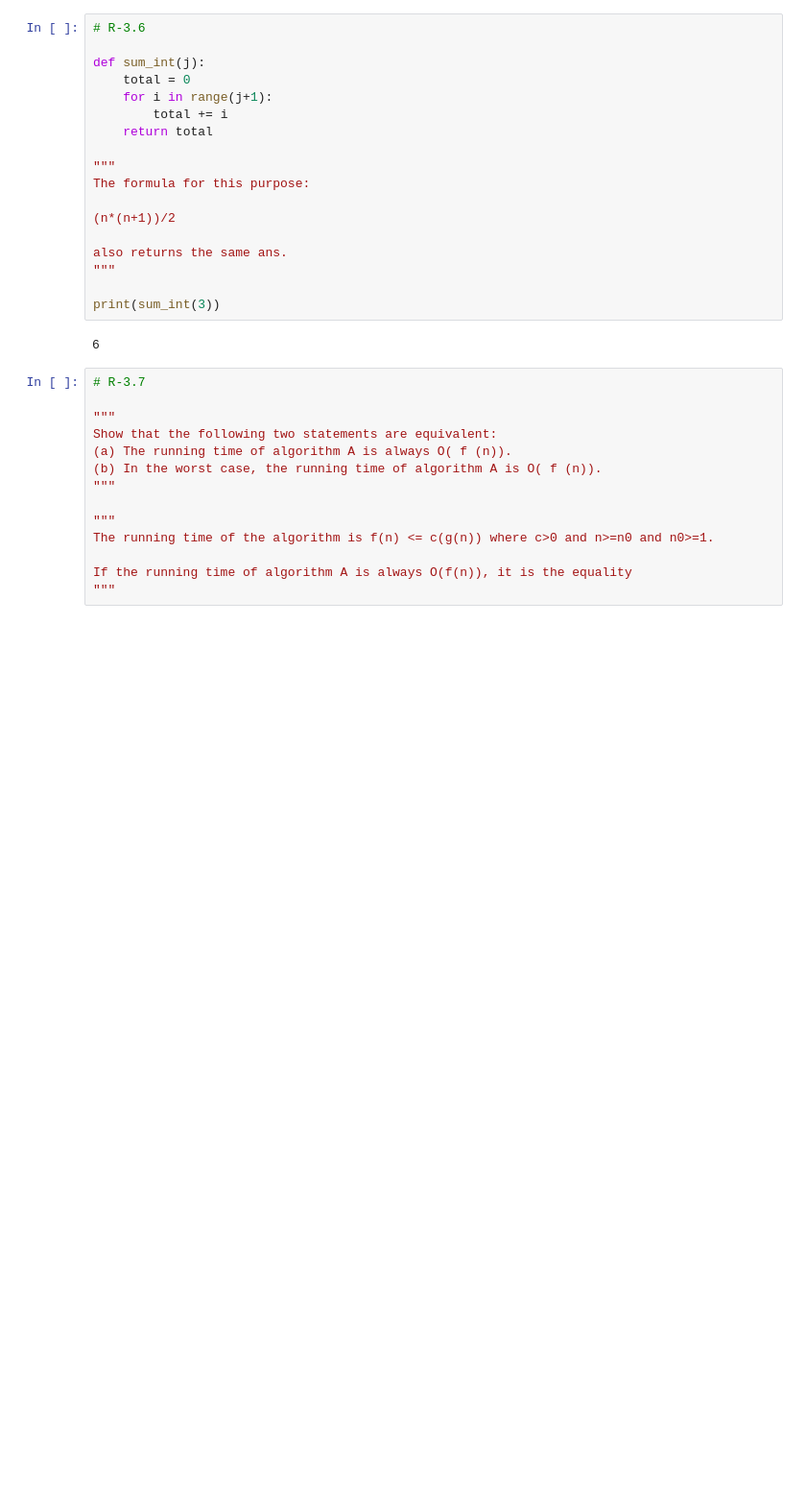
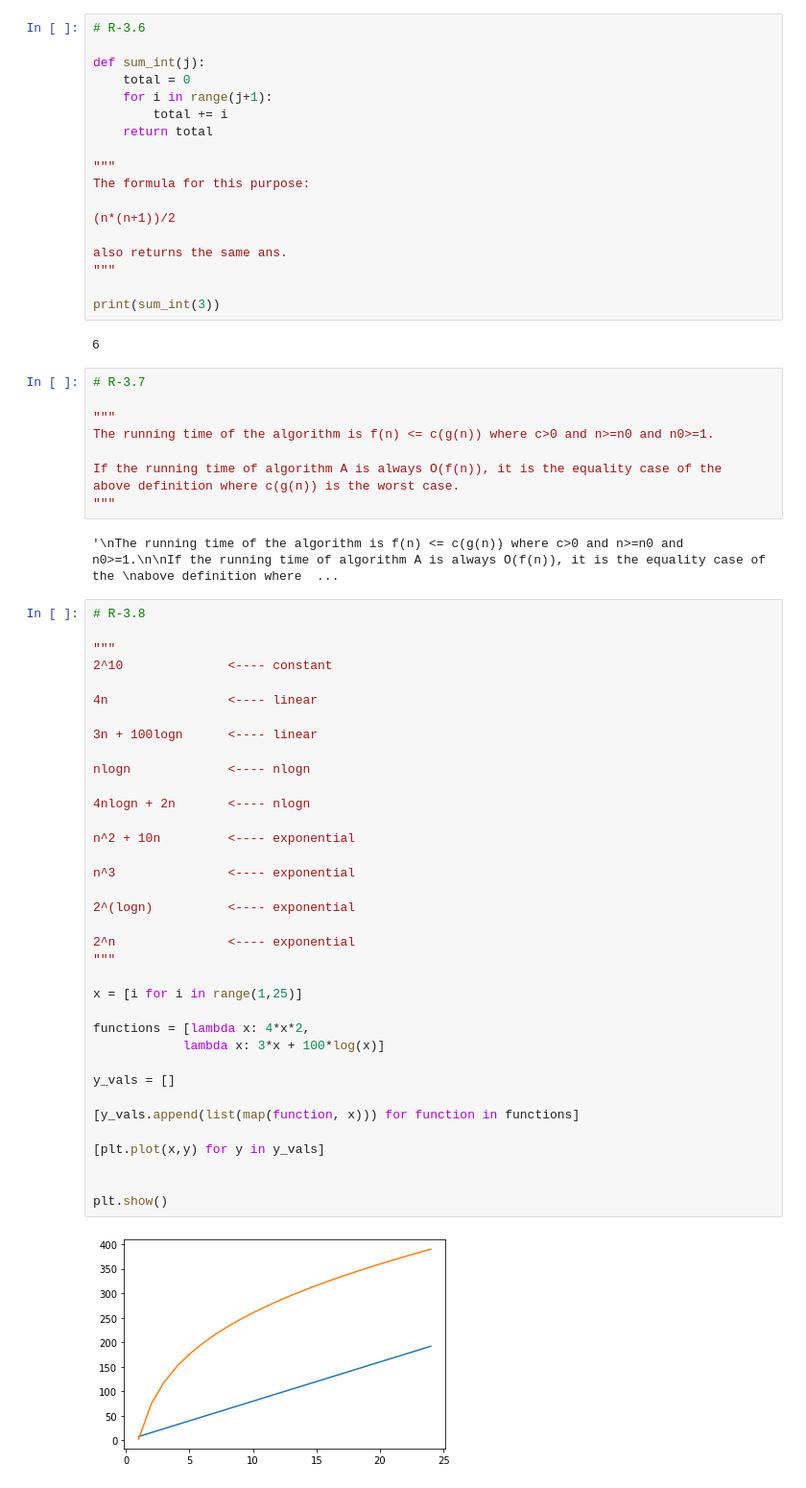
Before and after one commit to Khubaib14/Data-Structures-and-Algorithms-in-Python, a Jupyter notebook: Chapter 3 Algorithm Analysis.ipynb, the cells around one changed output. Shown: that part at 96% size. Saved outputs shown, nothing was run; the diff lists cells and outputs as text; blank space fills up the shorter version.

```diff
--- a/Chapter 3 Algorithm Analysis.ipynb
+++ b/Chapter 3 Algorithm Analysis.ipynb
@@ -135,13 +135,48 @@ print(sum_int(3))
 # R-3.7
 
 """
-Show that the following two statements are equivalent:
-(a) The running time of algorithm A is always O( f (n)).
-(b) In the worst case, the running time of algorithm A is O( f (n)).
-"""
-
-"""
 The running time of the algorithm is f(n) <= c(g(n)) where c>0 and n>=n0 and n0>=1.
 
-If the running time of algorithm A is always O(f(n)), it is the equality
+If the running time of algorithm A is always O(f(n)), it is the equality case of the
+above definition where c(g(n)) is the worst case.
 """
+# %% [output]
+'\nThe running time of the algorithm is f(n) <= c(g(n)) where c>0 and n>=n0 and n0>=1.\n\nIf the running time of algorithm A is always O(f(n)), it is the equality case of the \nabove definition where  ...
+# %%
+# R-3.8
+
+"""
+2^10              <---- constant
+
+4n                <---- linear
+
+3n + 100logn      <---- linear
+
+nlogn             <---- nlogn
+
+4nlogn + 2n       <---- nlogn
+
+n^2 + 10n         <---- exponential
+
+n^3               <---- exponential
+
+2^(logn)          <---- exponential
+
+2^n               <---- exponential
+"""
+
+x = [i for i in range(1,25)]
+
+functions = [lambda x: 4*x*2,
+            lambda x: 3*x + 100*log(x)]
+
+y_vals = []
+
+[y_vals.append(list(map(function, x))) for function in functions]
+
+[plt.plot(x,y) for y in y_vals]
+
+
+plt.show()
+# %% [output]
+[figure, added]
```
Also changed, not shown: parts of 2 cells of this notebook.
